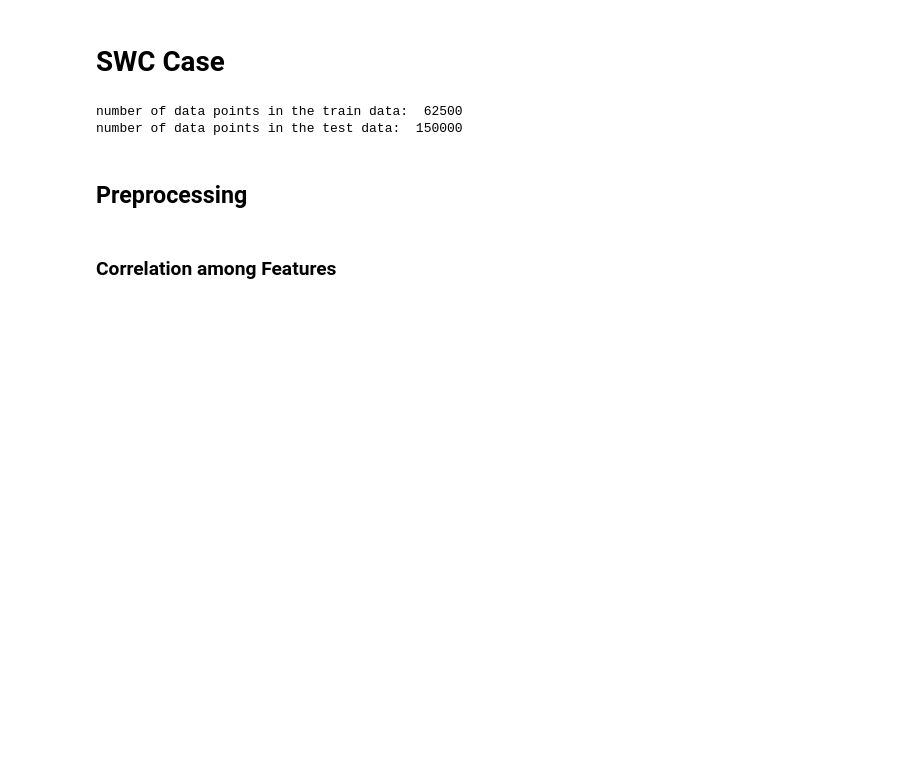
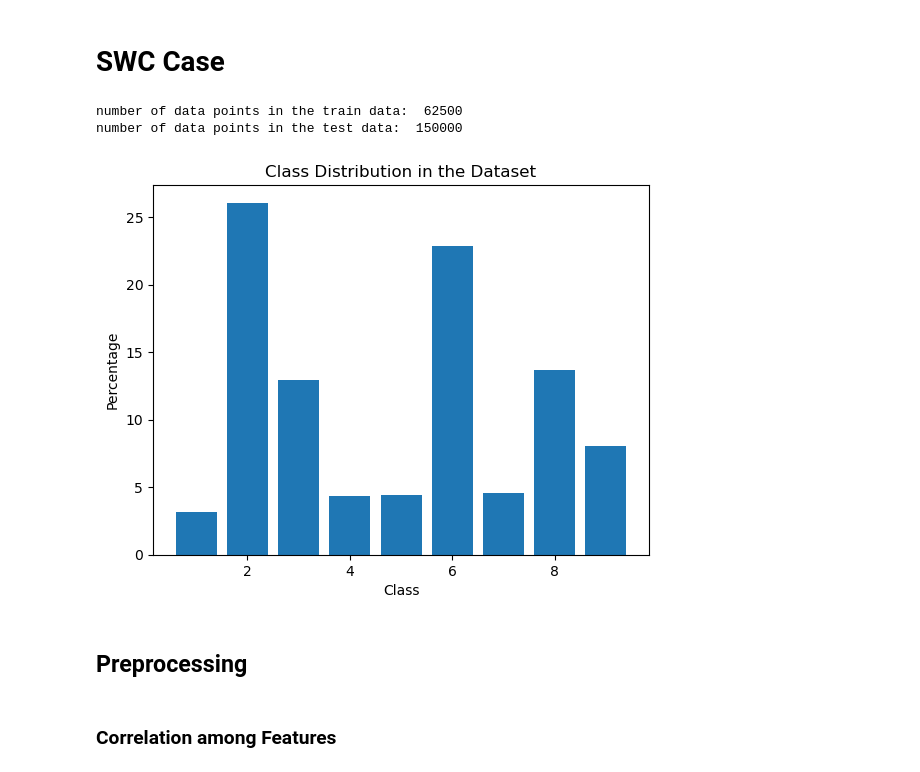
Before and after one commit to stopdemir/Machine-Learning-Study, a Jupyter notebook: SWC.ipynb, the cells around one changed output. Saved outputs shown, nothing was run; the diff lists cells and outputs as text; code cells hidden in the pictures; blank space fills up the shorter version.

```diff
--- a/SWC.ipynb
+++ b/SWC.ipynb
@@ -42,6 +42,16 @@ number of data points in the test data:  150000
 train_data.head(5)
 # %%
 test_data.head(5)
+# %%
+class_counts = train_data['y'].value_counts()
+class_percentages = class_counts / len(train_data) * 100
+plt.bar(class_percentages.index, class_percentages)
+plt.xlabel('Class')
+plt.ylabel('Percentage')
+plt.title('Class Distribution in the Dataset')
+plt.show()
+# %% [output]
+[figure, added]
 # %% [markdown]
 ## Preprocessing
 # %% [markdown]
```
Also changed, not shown: parts of 3 cells of this notebook.
